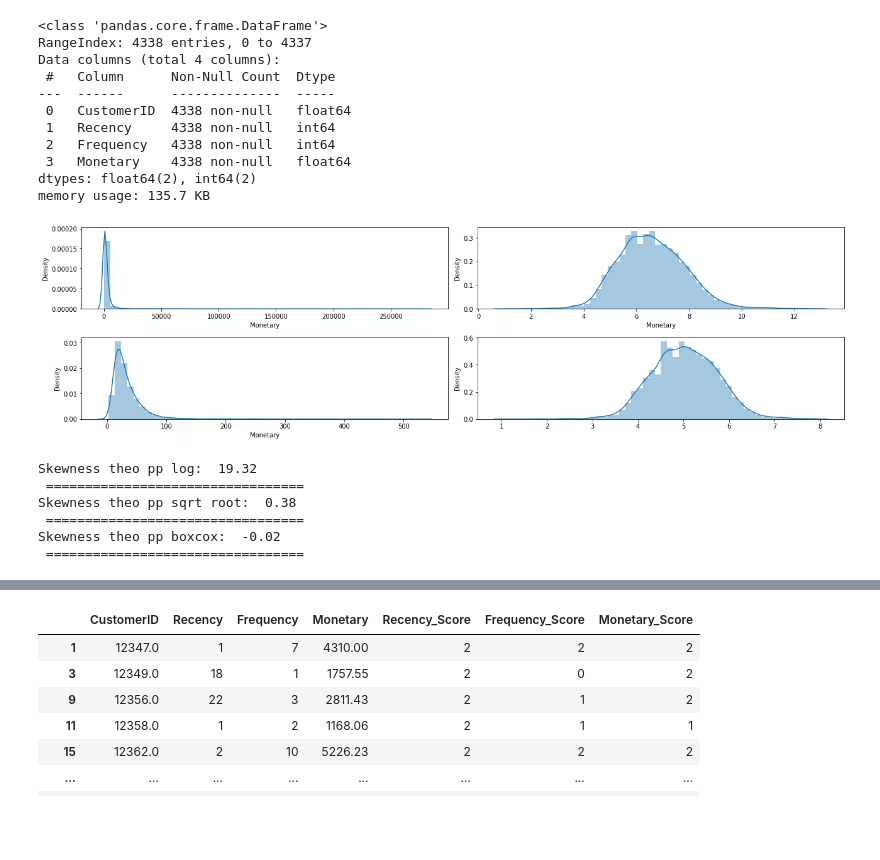
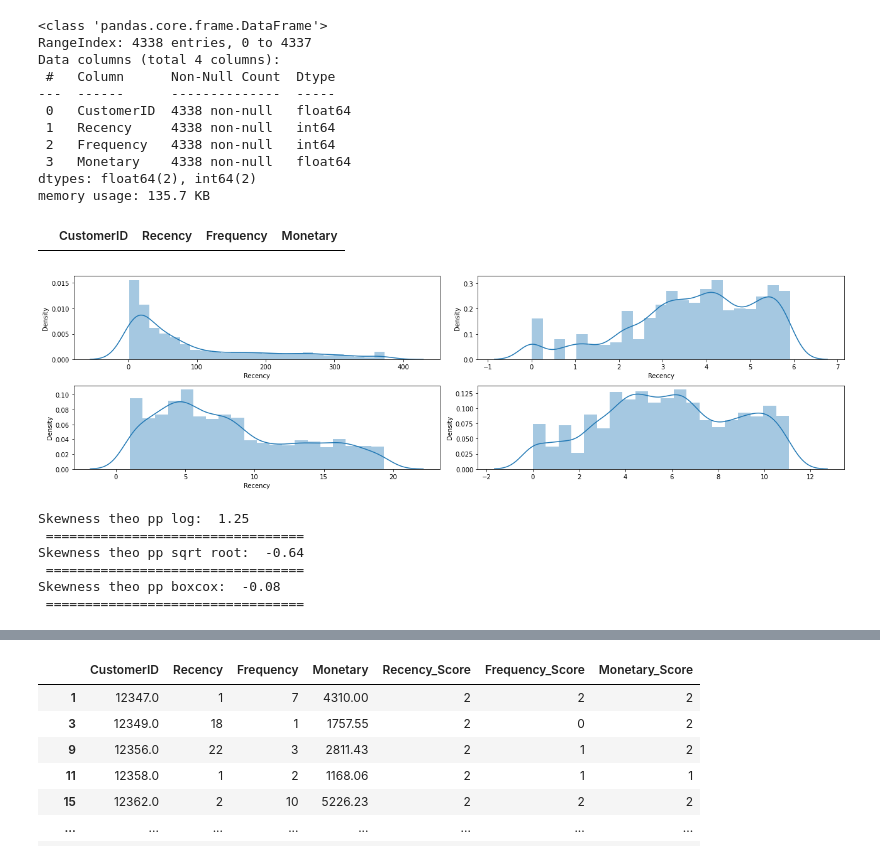
Before and after one commit to dntrieunguyen/RetailOnline-Analysis, a Jupyter notebook: Analysis Project Code.ipynb, the cells around one changed output, grey strips where cells are left out. Saved outputs shown, nothing was run; the diff lists cells and outputs as text; code cells hidden in the pictures; blank space fills up the shorter version.

```diff
--- a/Analysis Project Code.ipynb
+++ b/Analysis Project Code.ipynb
@@ -446,13 +460,18 @@ def analyze_distribution(x):
         '\n =================================')
     print('Skewness theo pp boxcox: ',pd.Series(stats.boxcox(customer[x])[0]).skew().round(2),
         '\n =================================')
+# %%
+customer['Recency'].replace(0,1,inplace=True)
+customer[customer['Recency'] ==0]
+# %% [output]
+|  | CustomerID | Recency | Frequency | Monetary |
 # %%
-analyze_distribution('Monetary')
+analyze_distribution('Recency')
 # %% [output]
-[figure, old version]
+[figure, new version]
-Skewness theo pp log:  19.32
+Skewness theo pp log:  1.25
  =================================
-Skewness theo pp sqrt root:  0.38
+Skewness theo pp sqrt root:  -0.64
  =================================
-Skewness theo pp boxcox:  -0.02
+Skewness theo pp boxcox:  -0.08
  =================================
```
Also changed, not shown: parts of 15 cells of this notebook.
